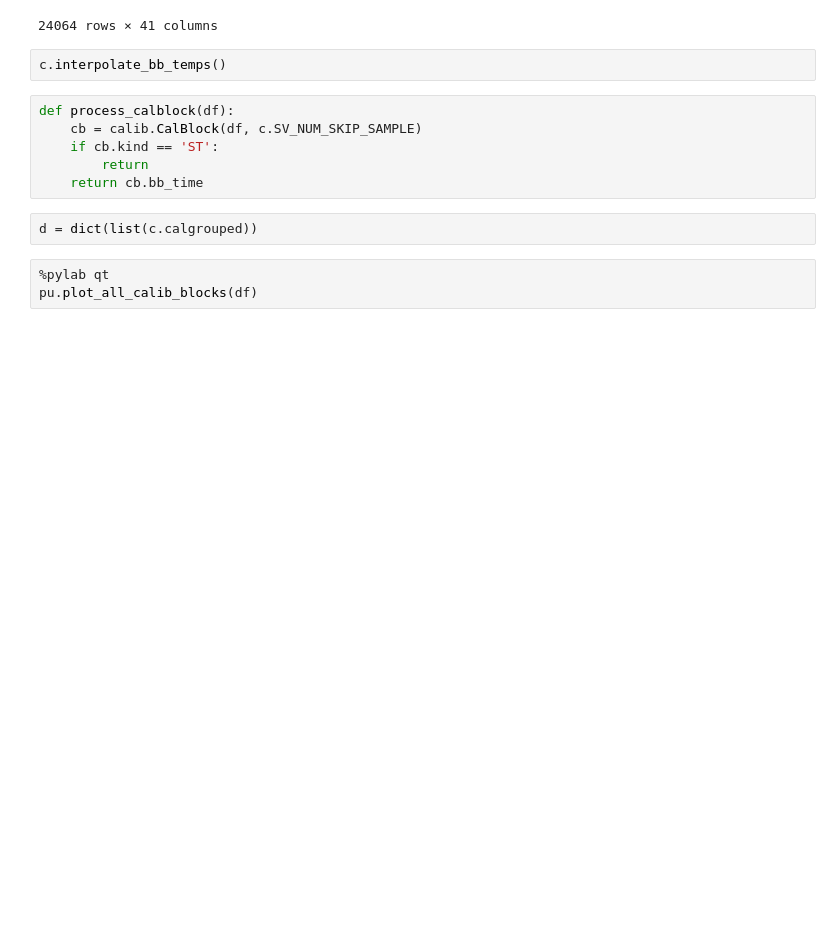
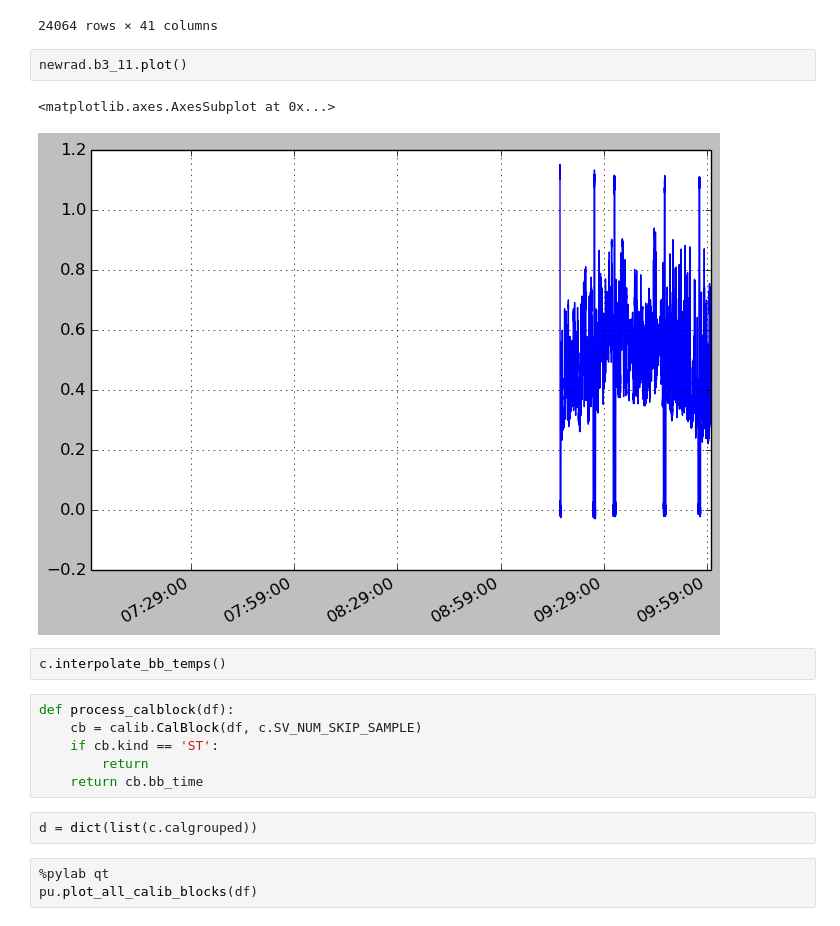
Before and after one commit to lro-diviner/divcalib, a Jupyter notebook: notebooks/AGU13.ipynb, the cells around one changed output. Cells and saved outputs as stored; diff of their text form; blank space fills up the shorter version.

```diff
--- a/notebooks/AGU13.ipynb
+++ b/notebooks/AGU13.ipynb
@@ -72,6 +72,11 @@ pd.read_hdf('./regions_data.h5','region1')
 | 2009-07-08 08:07:07.321000 | 8 | 7 | 2009 | 8 | 7 | 7.321 | 2455020.838279 | 165 | 1.01931 | 0.4032 | -11.01872 | ... |
 |  | ... | ... | ... | ... | ... | ... | ... | ... | ... | ... | ... | ... |
 24064 rows × 41 columns
+# %%
+newrad.b3_11.plot()
+# %% [output]
+<matplotlib.axes.AxesSubplot at 0x...>
+[figure, added]
 # %%
 c.interpolate_bb_temps()
 # %%
```
Also changed, not shown: 1 other file.
